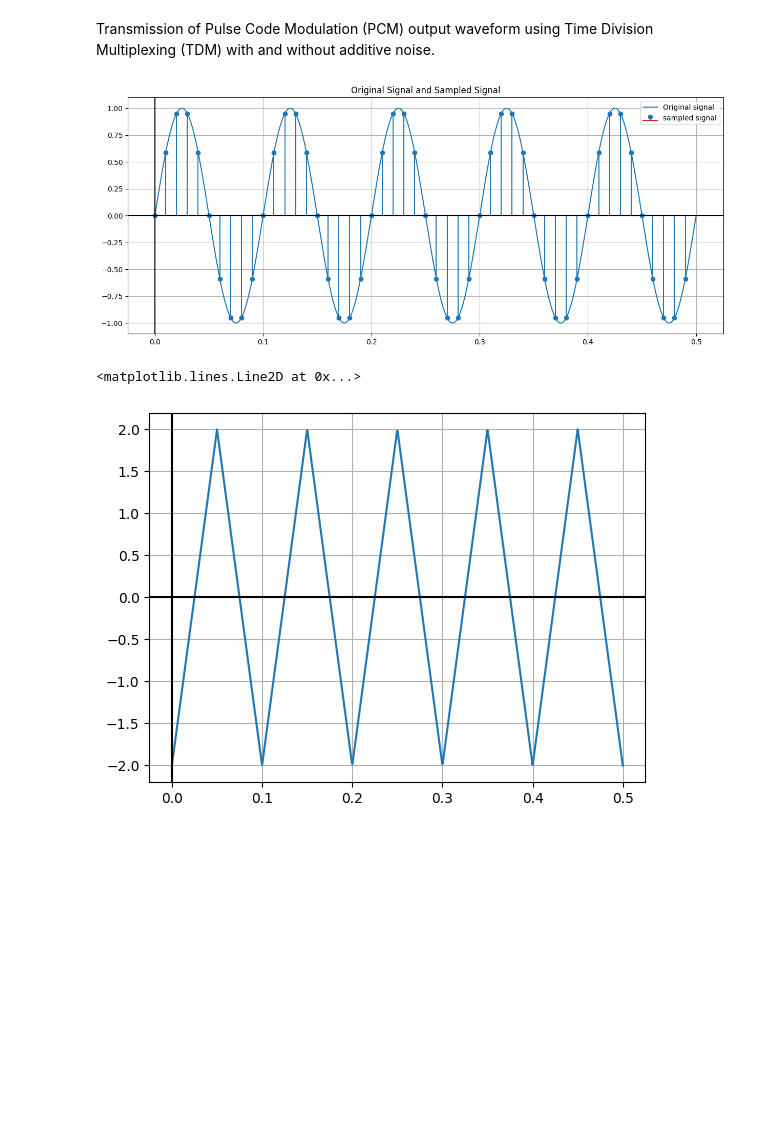
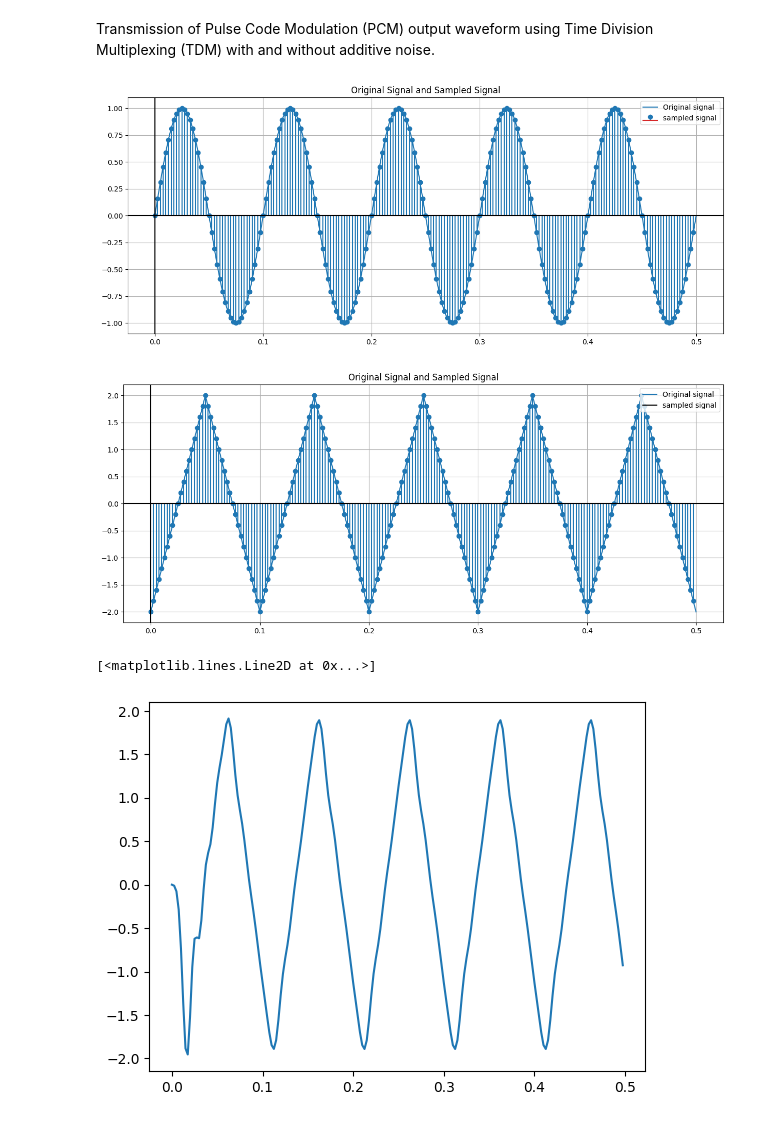
Before and after one commit to ParasKore2003/Digital-Communication-Lab, a Jupyter notebook: Digital Communication/Assignment/Assignment3.ipynb, the cells around one changed output. Cells and saved outputs as stored; diff of their text form; code cells hidden in the pictures; blank space fills up the shorter version.

```diff
--- a/Digital Communication/Assignment/Assignment3.ipynb
+++ b/Digital Communication/Assignment/Assignment3.ipynb
@@ -15,9 +15,9 @@ Fm = 10 #Message Frequency
 cycles = 5
 t_org = np.linspace(0, cycles / Fm, 1000) #plottin points for the original signal
 X_org = np.sin(2 * pi * Fm * t_org) #Original Signal
-fs = 100 #Sampling frequency
+fs = 400 #Sampling frequency
 ts = 1 / fs #Sampling period
-t = np.arange(0, cycles * Fm *ts, ts) #plotting points for the sampled signal
+t = np.arange(0, 4 * cycles * Fm *ts, ts) #plotting points for the sampled signal
 X = np.sin(2 * pi * Fm * t)#Sampled Signal
 
 plt.figure(figsize=(15,6))
@@ -30,16 +30,36 @@ plt.axvline(x = 0, color = 'black')
 plt.grid(True)
 plt.show()
 # %% [output]
-[figure, old version]
+[figure, new version]
 # %%
 # Triangular signal
 
 Amp2 = 2
 Xt_org = Amp2 * signal.sawtooth(2 * pi * Fm * t_org, width=0.5 )
+Xt_sam = Amp2 * signal.sawtooth(2 * pi * Fm * t, width= 0.5)
+plt.figure(figsize = (15 ,6))
 plt.plot(t_org,Xt_org)
-plt.grid(True)
+plt.stem(t, Xt_sam)
+plt.title('Original Signal and Sampled Signal')
 plt.axhline( y = 0, color = 'black')
 plt.axvline( x = 0, color = 'black')
+plt.legend(['Original signal', 'sampled signal'], loc = 'upper right')
+plt.grid(True)
+plt.show()
 # %% [output]
-<matplotlib.lines.Line2D at 0x...>
-[figure, old version]
+[figure, new version]
+# %%
+#Designing an Anti-aliasing filter
+
+Fc = fs             # Cutoff frequency of the Anti-aliasing filter
+Filter_order = 10   # Order of the filter
+fsam = 2000         # Sampling frequency for the filter
+
+NY_freq = 0.5 * fsam
+normalized_cutoff_freq = Fc / NY_freq #Normalised Frequency
+b, a = signal.butter(Filter_order, normalized_cutoff_freq, btype='low', analog=False)  #Parameters for butter worth filter
+filtered_signal = signal.lfilter(b, a, Xt_sam) #Filter Signal
+plt.plot(t, filtered_signal)
+# %% [output]
+[<matplotlib.lines.Line2D at 0x...>]
+[figure, added]
```
